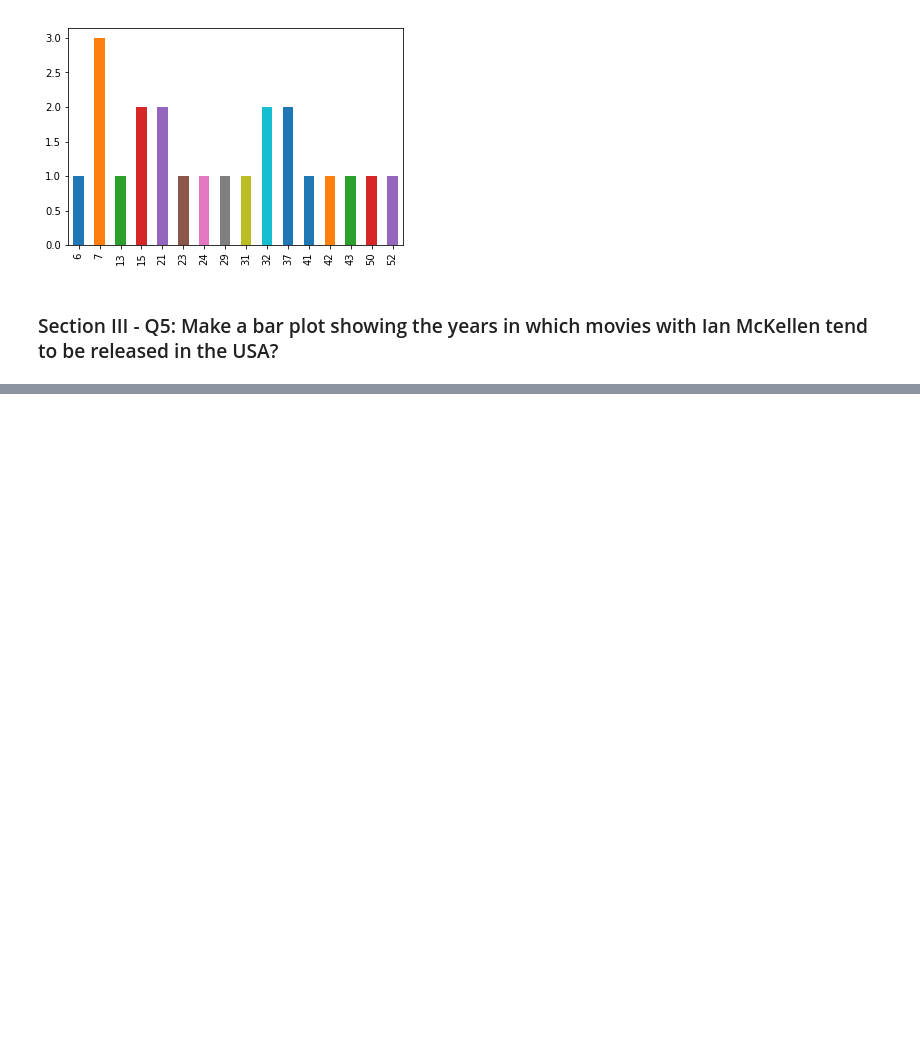
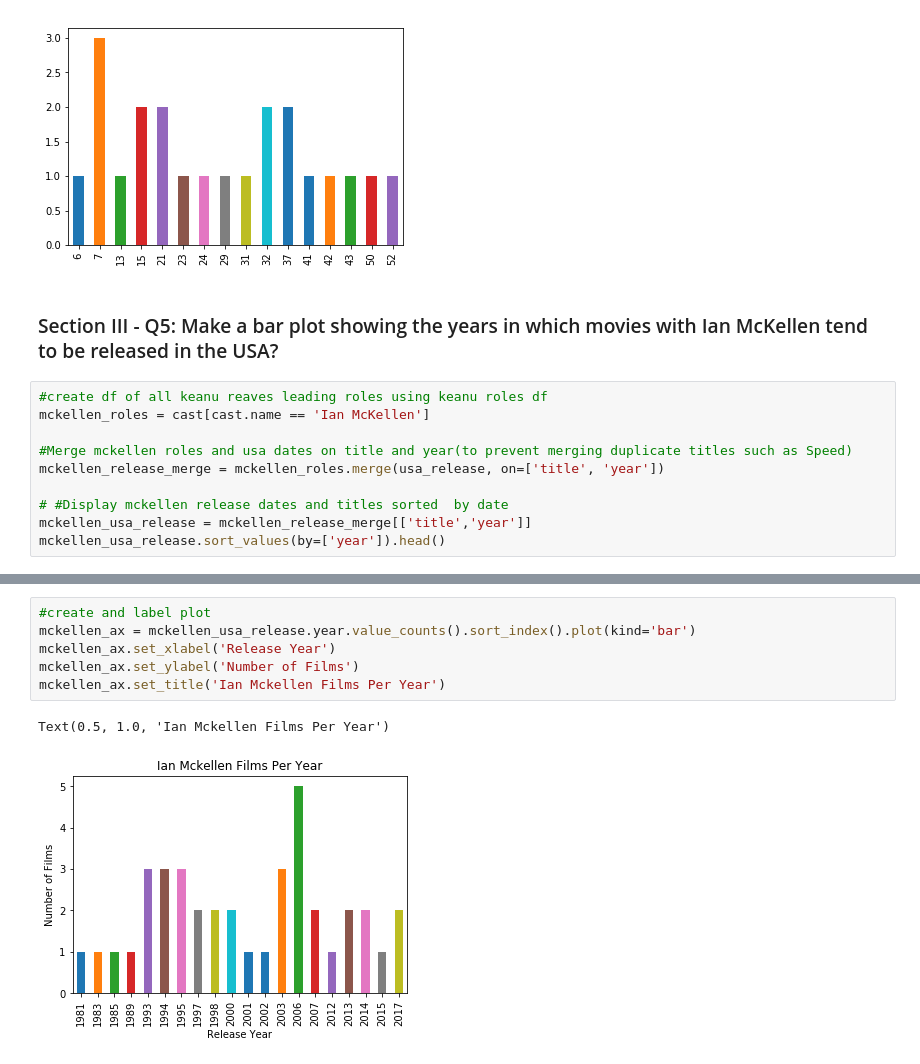
Before and after one commit to Gan001/Data-Wrangling, a Jupyter notebook: mini-project_pandas/Mini_Project_Data_Wrangling_Pandas.ipynb, the cells around one changed output, grey strips where cells are left out. Drawn from its saved outputs; the diff is of its cells as text; blank space fills up the shorter version.

```diff
--- a/mini-project_pandas/Mini_Project_Data_Wrangling_Pandas.ipynb
+++ b/mini-project_pandas/Mini_Project_Data_Wrangling_Pandas.ipynb
@@ -925,3 +925,13 @@ keanu_usa_release.date.dt.week.value_counts().sort_index().plot(kind='bar')
 [figure]
 # %% [markdown]
 ### Section III - Q5: Make a bar plot showing the years in which movies with Ian McKellen tend to be released in the USA?
+# %%
+#create df of all keanu reaves leading roles using keanu roles df
+mckellen_roles = cast[cast.name == 'Ian McKellen']
+
+#Merge mckellen roles and usa dates on title and year(to prevent merging duplicate titles such as Speed)
+mckellen_release_merge = mckellen_roles.merge(usa_release, on=['title', 'year'])
+
+# #Display mckellen release dates and titles sorted  by date
+mckellen_usa_release = mckellen_release_merge[['title','year']]
+mckellen_usa_release.sort_values(by=['year']).head()
@@ -927,0 +945,9 @@ keanu_usa_release.date.dt.week.value_counts().sort_index().plot(kind='bar')
+# %%
+#create and label plot
+mckellen_ax = mckellen_usa_release.year.value_counts().sort_index().plot(kind='bar')
+mckellen_ax.set_xlabel('Release Year')
+mckellen_ax.set_ylabel('Number of Films')
+mckellen_ax.set_title('Ian Mckellen Films Per Year')
+# %% [output]
+Text(0.5, 1.0, 'Ian Mckellen Films Per Year')
+[figure, added]
```
Also changed, not shown: parts of 1 cell of this notebook.
